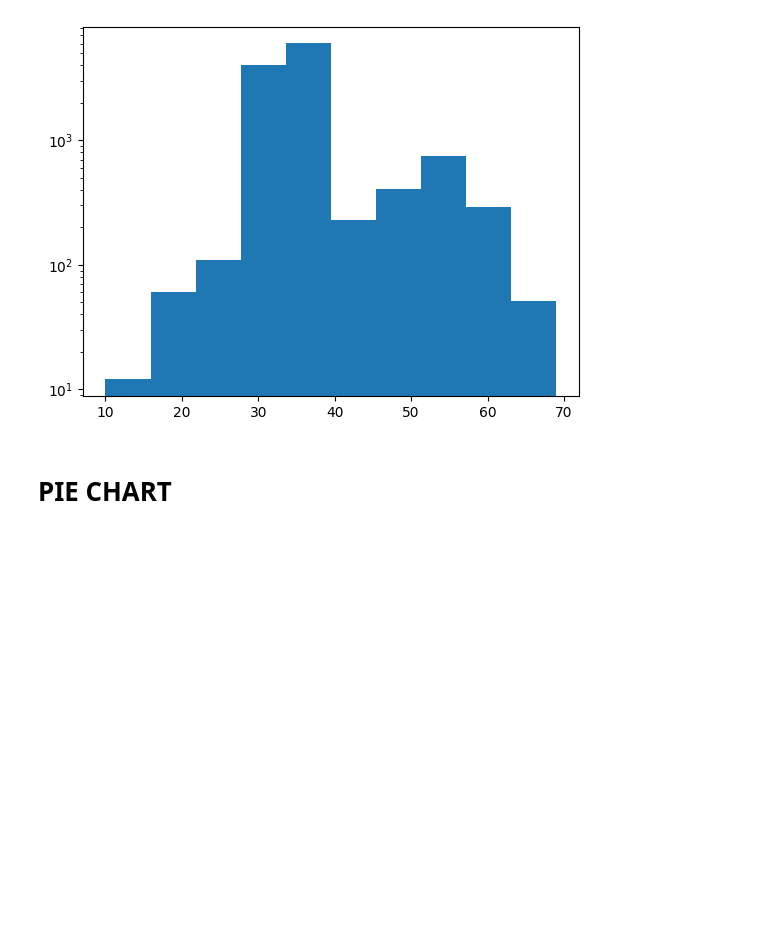
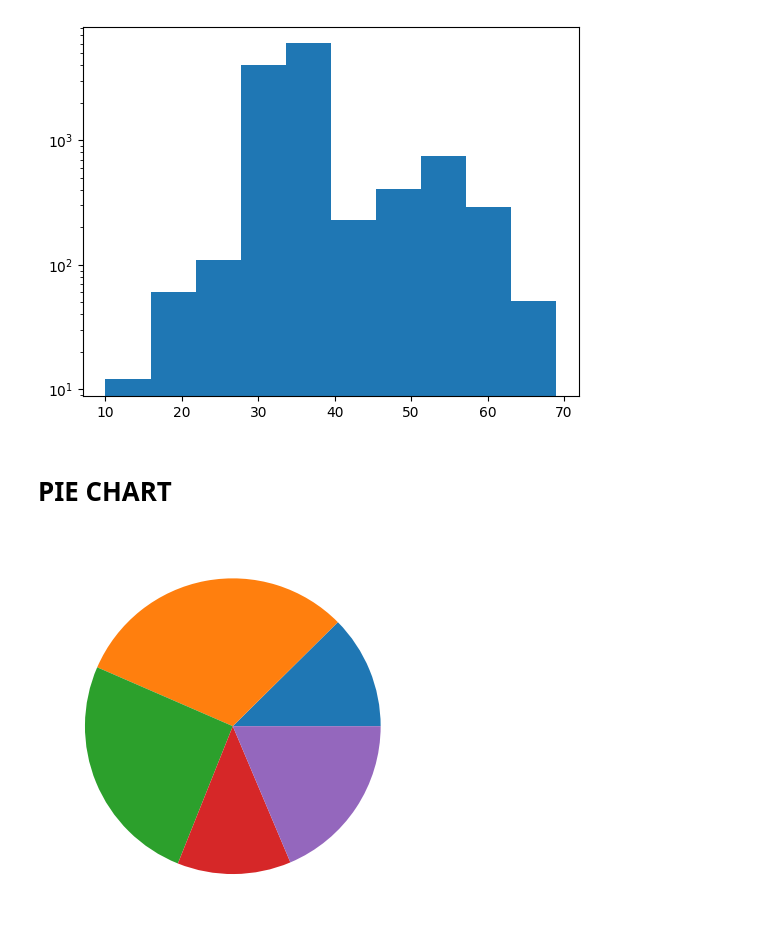
Before and after one commit to Rohit8022/AI-internship-training, a Jupyter notebook: Matplotlib.ipynb, the cells around one changed output. Drawn from its saved outputs; the diff is of its cells as text; code cells hidden in the pictures; blank space fills up the shorter version.

```diff
--- a/Matplotlib.ipynb
+++ b/Matplotlib.ipynb
@@ -166,3 +166,10 @@ plt.show()
 [figure]
 # %% [markdown]
 # PIE CHART
+# %%
+# simple data
+data=[20,50,41,20,30]
+plt.pie(data)
+plt.show()
+# %% [output]
+[figure, added]
```
Also changed, not shown: parts of 1 cell of this notebook, 1 other file.
